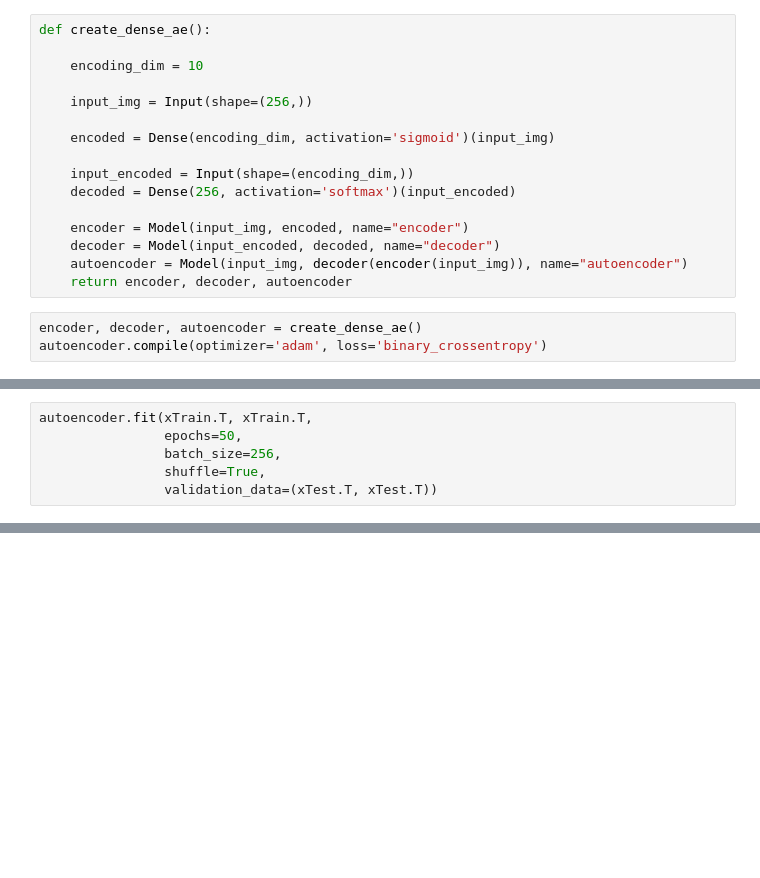
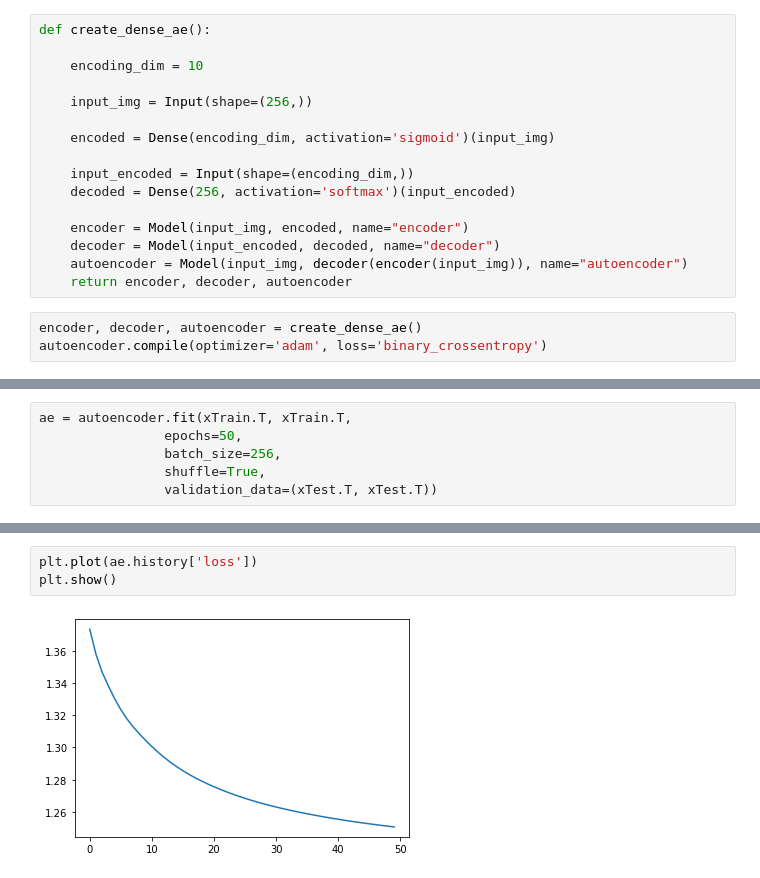
Before and after one commit to ImmortalizedInHearts/AutoEncoder, a Jupyter notebook: autoEncoderWithFramework.ipynb, the cells around one changed output, grey strips where cells are left out. Saved outputs shown, nothing was run; the diff lists cells and outputs as text; blank space fills up the shorter version.

```diff
--- a/autoEncoderWithFramework.ipynb
+++ b/autoEncoderWithFramework.ipynb
@@ -74,7 +74,7 @@ Trainable params: 5,386
 Non-trainable params: 0
 _________________________________________________________________
 # %%
-autoencoder.fit(xTrain.T, xTrain.T,
+ae = autoencoder.fit(xTrain.T, xTrain.T,
                 epochs=50,
                 batch_size=256,
                 shuffle=True,
@@ -113,0 +128,5 @@ getImages(xTest, decoded_imgs.T)
+# %%
+plt.plot(ae.history['loss'])
+plt.show()
+# %% [output]
+[figure, added]
```
Also changed, not shown: parts of 8 cells of this notebook.
